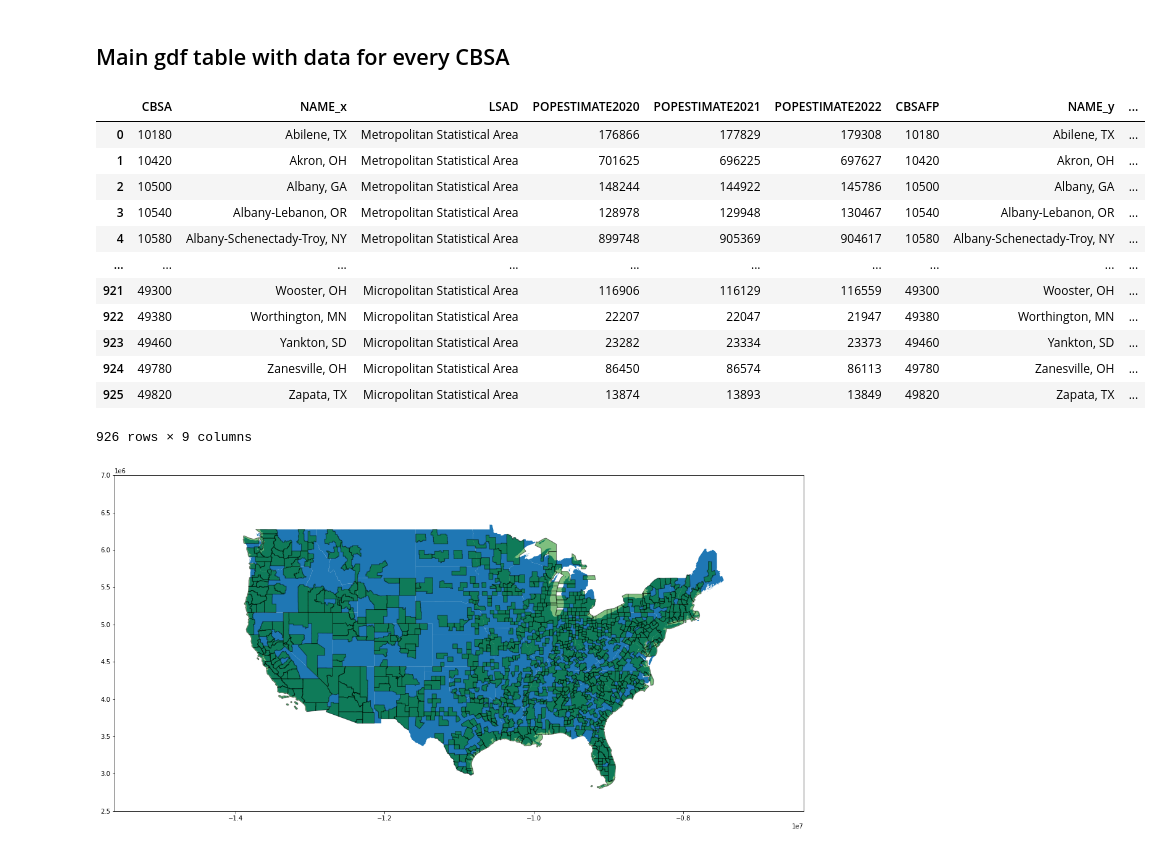
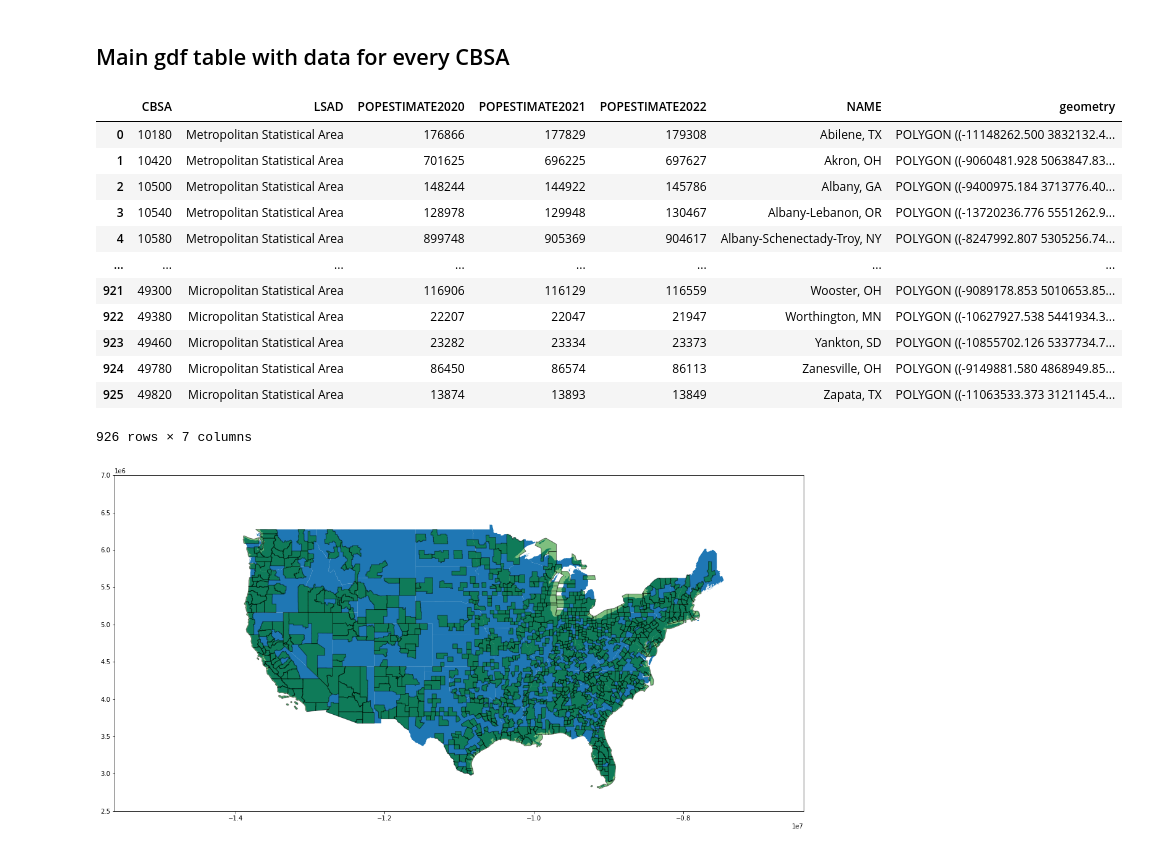
Before and after one commit to ElliottGAbel/Liminal_Cities, a Jupyter notebook: project.ipynb, the cells around one changed output. Drawn from its saved outputs; the diff is of its cells as text; code cells hidden in the pictures.

```diff
--- a/project.ipynb
+++ b/project.ipynb
@@ -306,23 +306,26 @@ Name: S000, Length: 928, dtype: float64
 ## Main gdf table with data for every CBSA
 # %%
 popDataM = popData[((popData['LSAD'] == 'Metropolitan Statistical Area') | (popData['LSAD'] == 'Micropolitan Statistical Area'))]
+popDataM = popDataM.drop(columns='NAME') #Do not need to store two copys of name
+
 gdf = pd.merge(popDataM, CBSAs, left_on="CBSA", right_on="CBSAFP", how="inner")
+gdf = gdf.drop(columns='CBSAFP') #No need for CBSAFP and CBSA
 gdf = geopandas.GeoDataFrame(gdf)
 gdf
 # %% [output]
-|  | CBSA | NAME_x | LSAD | POPESTIMATE2020 | POPESTIMATE2021 | POPESTIMATE2022 | CBSAFP | NAME_y | ... |
-| 0 | 10180 | Abilene, TX | Metropolitan Statistical Area | 176866 | 177829 | 179308 | 10180 | Abilene, TX | ... |
-| 1 | 10420 | Akron, OH | Metropolitan Statistical Area | 701625 | 696225 | 697627 | 10420 | Akron, OH | ... |
-| 2 | 10500 | Albany, GA | Metropolitan Statistical Area | 148244 | 144922 | 145786 | 10500 | Albany, GA | ... |
-| 3 | 10540 | Albany-Lebanon, OR | Metropolitan Statistical Area | 128978 | 129948 | 130467 | 10540 | Albany-Lebanon, OR | ... |
-| 4 | 10580 | Albany-Schenectady-Troy, NY | Metropolitan Statistical Area | 899748 | 905369 | 904617 | 10580 | Albany-Schenectady-Troy, NY | ... |
-| ... | ... | ... | ... | ... | ... | ... | ... | ... | ... |
-| 921 | 49300 | Wooster, OH | Micropolitan Statistical Area | 116906 | 116129 | 116559 | 49300 | Wooster, OH | ... |
-| 922 | 49380 | Worthington, MN | Micropolitan Statistical Area | 22207 | 22047 | 21947 | 49380 | Worthington, MN | ... |
-| 923 | 49460 | Yankton, SD | Micropolitan Statistical Area | 23282 | 23334 | 23373 | 49460 | Yankton, SD | ... |
-| 924 | 49780 | Zanesville, OH | Micropolitan Statistical Area | 86450 | 86574 | 86113 | 49780 | Zanesville, OH | ... |
-| 925 | 49820 | Zapata, TX | Micropolitan Statistical Area | 13874 | 13893 | 13849 | 49820 | Zapata, TX | ... |
+|  | CBSA | LSAD | POPESTIMATE2020 | POPESTIMATE2021 | POPESTIMATE2022 | NAME | geometry |
+| 0 | 10180 | Metropolitan Statistical Area | 176866 | 177829 | 179308 | Abilene, TX | POLYGON ((-11148262.500 3832132.4... |
+| 1 | 10420 | Metropolitan Statistical Area | 701625 | 696225 | 697627 | Akron, OH | POLYGON ((-9060481.928 5063847.83... |
+| 2 | 10500 | Metropolitan Statistical Area | 148244 | 144922 | 145786 | Albany, GA | POLYGON ((-9400975.184 3713776.40... |
+| 3 | 10540 | Metropolitan Statistical Area | 128978 | 129948 | 130467 | Albany-Lebanon, OR | POLYGON ((-13720236.776 5551262.9... |
+| 4 | 10580 | Metropolitan Statistical Area | 899748 | 905369 | 904617 | Albany-Schenectady-Troy, NY | POLYGON ((-8247992.807 5305256.74... |
+| ... | ... | ... | ... | ... | ... | ... | ... |
+| 921 | 49300 | Micropolitan Statistical Area | 116906 | 116129 | 116559 | Wooster, OH | POLYGON ((-9089178.853 5010653.85... |
+| 922 | 49380 | Micropolitan Statistical Area | 22207 | 22047 | 21947 | Worthington, MN | POLYGON ((-10627927.538 5441934.3... |
+| 923 | 49460 | Micropolitan Statistical Area | 23282 | 23334 | 23373 | Yankton, SD | POLYGON ((-10855702.126 5337734.7... |
+| 924 | 49780 | Micropolitan Statistical Area | 86450 | 86574 | 86113 | Zanesville, OH | POLYGON ((-9149881.580 4868949.85... |
+| 925 | 49820 | Micropolitan Statistical Area | 13874 | 13893 | 13849 | Zapata, TX | POLYGON ((-11063533.373 3121145.4... |
-926 rows × 9 columns
+926 rows × 7 columns
 # %%
 ax = plotUS()
 gdf.plot(ax=ax, color="green", edgecolor="black", linewidth=1, alpha=0.5);
```
Also changed, not shown: parts of 14 cells of this notebook, 6 other files.
